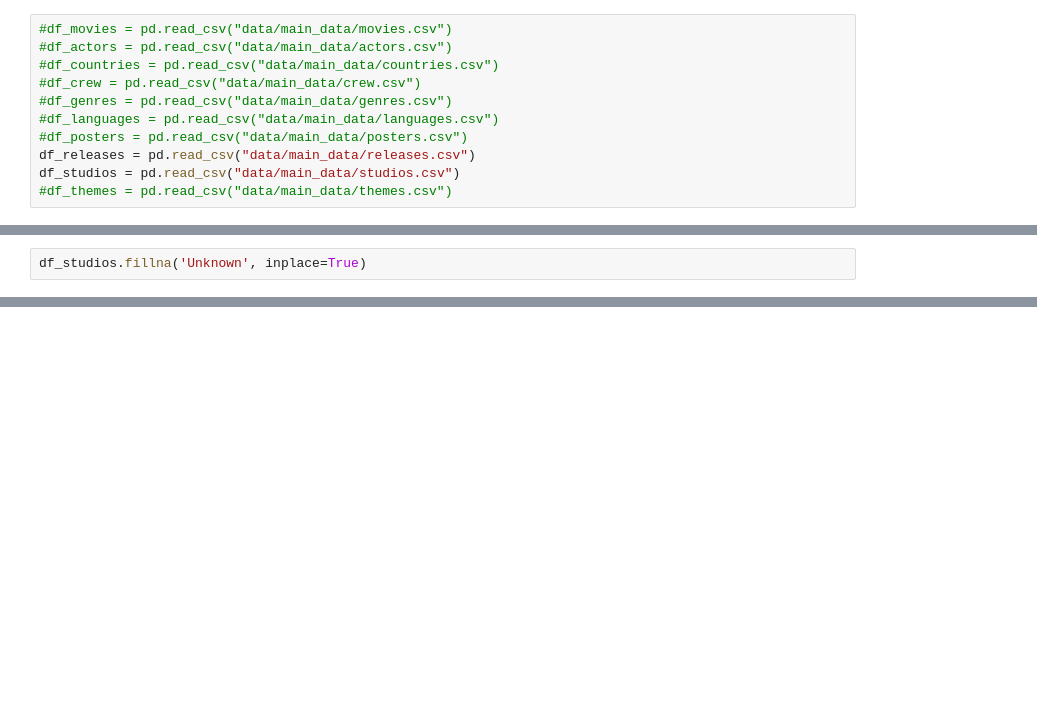
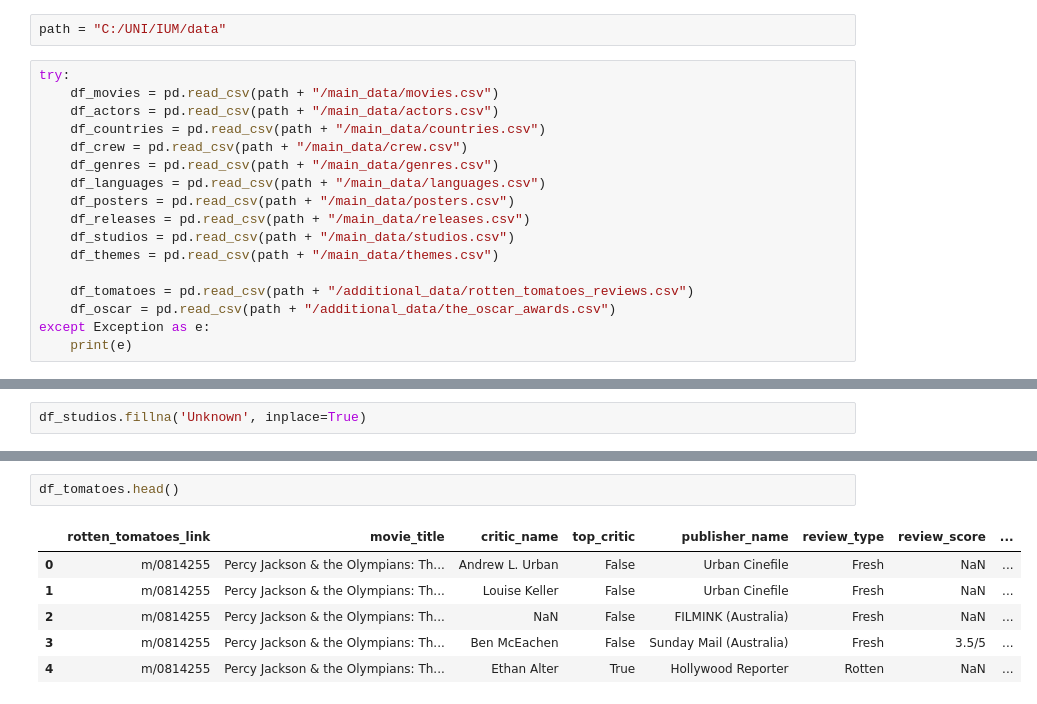
Before and after one commit to tha-raptor/IUM, a Jupyter notebook: IUM_Film_Data_Cleaning_and_EDA.ipynb, the cells around one changed output, grey strips where cells are left out. Cells and saved outputs as stored; diff of their text form; blank space fills up the shorter version.

Commit message:
Data Cleaning Completed Co-authored-by: fiorellabeqiraj <fiorella.beqiraj@edu.unito.com>

```diff
--- a/IUM_Film_Data_Cleaning_and_EDA.ipynb
+++ b/IUM_Film_Data_Cleaning_and_EDA.ipynb
@@ -15,15 +13,23 @@ plt.style.use('fivethirtyeight')
 pd.set_option('display.max_columns', 150)
 # %% [markdown]
 #### Importing data
+# %%
+path = "C:/UNI/IUM/data"
 # %%
-#df_movies = pd.read_csv("data/main_data/movies.csv")
-#df_actors = pd.read_csv("data/main_data/actors.csv")
-#df_countries = pd.read_csv("data/main_data/countries.csv")
-#df_crew = pd.read_csv("data/main_data/crew.csv")
-#df_genres = pd.read_csv("data/main_data/genres.csv")
-#df_languages = pd.read_csv("data/main_data/languages.csv")
-#df_posters = pd.read_csv("data/main_data/posters.csv")
-df_releases = pd.read_csv("data/main_data/releases.csv")
-df_studios = pd.read_csv("data/main_data/studios.csv")
-#df_themes = pd.read_csv("data/main_data/themes.csv")
+try:
+    df_movies = pd.read_csv(path + "/main_data/movies.csv")
+    df_actors = pd.read_csv(path + "/main_data/actors.csv")
+    df_countries = pd.read_csv(path + "/main_data/countries.csv")
+    df_crew = pd.read_csv(path + "/main_data/crew.csv")
+    df_genres = pd.read_csv(path + "/main_data/genres.csv")
+    df_languages = pd.read_csv(path + "/main_data/languages.csv")
+    df_posters = pd.read_csv(path + "/main_data/posters.csv")
+    df_releases = pd.read_csv(path + "/main_data/releases.csv")
+    df_studios = pd.read_csv(path + "/main_data/studios.csv")
+    df_themes = pd.read_csv(path + "/main_data/themes.csv")
+
+    df_tomatoes = pd.read_csv(path + "/additional_data/rotten_tomatoes_reviews.csv")
+    df_oscar = pd.read_csv(path + "/additional_data/the_oscar_awards.csv")
+except Exception as e:
+    print(e)
 # %% [markdown]
@@ -263,0 +695,9 @@ df_studios.drop_duplicates()
+# %%
+df_tomatoes.head()
+# %% [output]
+|  | rotten_tomatoes_link | movie_title | critic_name | top_critic | publisher_name | review_type | review_score | ... |
+| 0 | m/0814255 | Percy Jackson & the Olympians: Th... | Andrew L. Urban | False | Urban Cinefile | Fresh | NaN | ... |
+| 1 | m/0814255 | Percy Jackson & the Olympians: Th... | Louise Keller | False | Urban Cinefile | Fresh | NaN | ... |
+| 2 | m/0814255 | Percy Jackson & the Olympians: Th... | NaN | False | FILMINK (Australia) | Fresh | NaN | ... |
+| 3 | m/0814255 | Percy Jackson & the Olympians: Th... | Ben McEachen | False | Sunday Mail (Australia) | Fresh | 3.5/5 | ... |
+| 4 | m/0814255 | Percy Jackson & the Olympians: Th... | Ethan Alter | True | Hollywood Reporter | Rotten | NaN | ... |
```
Also changed, not shown: parts of 118 cells of this notebook, 1 other file.
